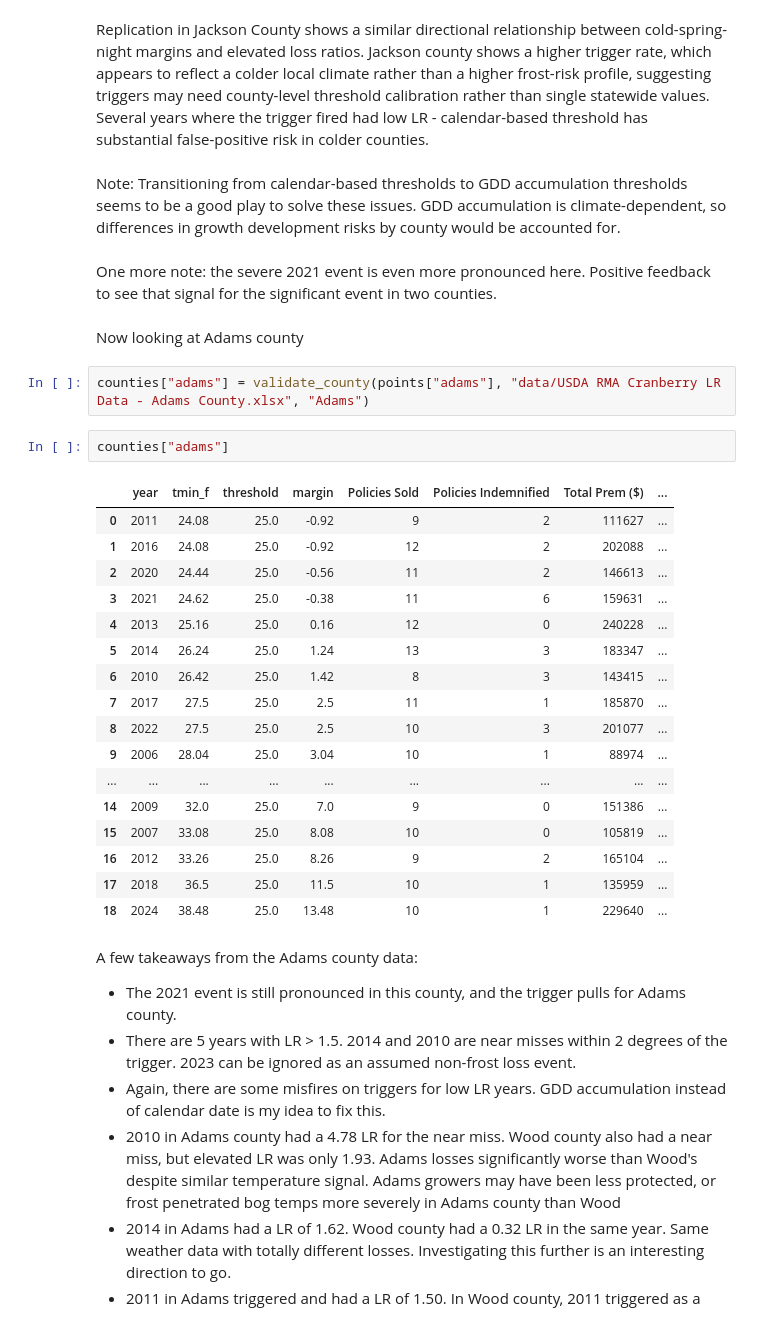
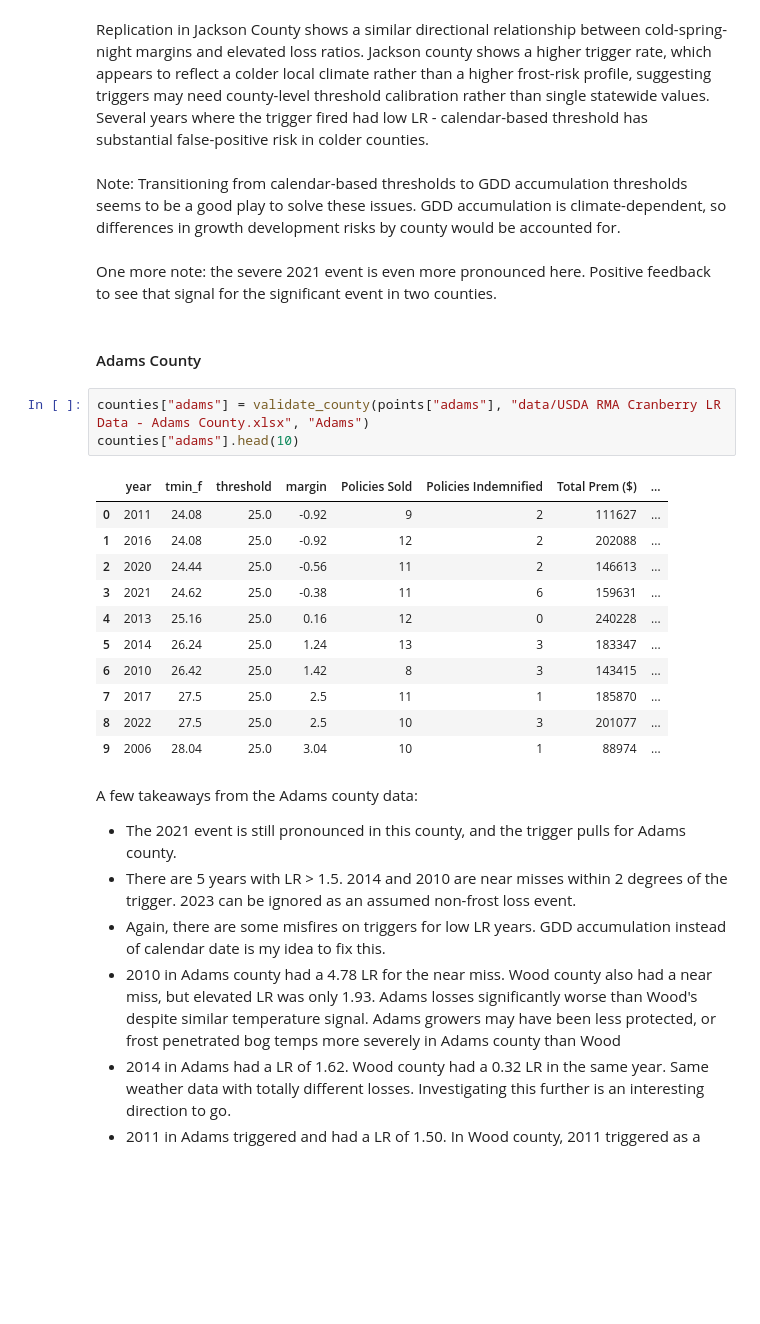
Before and after one commit to michaeljschumacher/parametric-cranberry, a Jupyter notebook: parametric_cranberry.ipynb, the cells around one changed output. Saved outputs shown, nothing was run; the diff lists cells and outputs as text; blank space fills up the shorter version.

```diff
--- a/parametric_cranberry.ipynb
+++ b/parametric_cranberry.ipynb
@@ -414,29 +375,22 @@ Note: Transitioning from calendar-based thresholds to GDD accumulation threshold
 <br>
 One more note: the severe 2021 event is even more pronounced here. Positive feedback to see that signal for the significant event in two counties.
 # %% [markdown]
-Now looking at Adams county
+#### Adams County
 # %%
 counties["adams"] = validate_county(points["adams"], "data/USDA RMA Cranberry LR Data - Adams County.xlsx", "Adams")
+counties["adams"].head(10)
+# %% [output]
+|  | year | tmin_f | threshold | margin | Policies Sold | Policies Indemnified | Total Prem ($) | ... |
+| 0 | 2011 | 24.08 | 25.0 | -0.92 | 9 | 2 | 111627 | ... |
+| 1 | 2016 | 24.08 | 25.0 | -0.92 | 12 | 2 | 202088 | ... |
+| 2 | 2020 | 24.44 | 25.0 | -0.56 | 11 | 2 | 146613 | ... |
+| 3 | 2021 | 24.62 | 25.0 | -0.38 | 11 | 6 | 159631 | ... |
+| 4 | 2013 | 25.16 | 25.0 | 0.16 | 12 | 0 | 240228 | ... |
+| 5 | 2014 | 26.24 | 25.0 | 1.24 | 13 | 3 | 183347 | ... |
+| 6 | 2010 | 26.42 | 25.0 | 1.42 | 8 | 3 | 143415 | ... |
+| 7 | 2017 | 27.5 | 25.0 | 2.5 | 11 | 1 | 185870 | ... |
+| 8 | 2022 | 27.5 | 25.0 | 2.5 | 10 | 3 | 201077 | ... |
+| 9 | 2006 | 28.04 | 25.0 | 3.04 | 10 | 1 | 88974 | ... |
-# %%
-counties["adams"]
-# %% [output]
-|  | year | tmin_f | threshold | margin | Policies Sold | Policies Indemnified | Total Prem ($) | ... |
-| 0 | 2011 | 24.08 | 25.0 | -0.92 | 9 | 2 | 111627 | ... |
-| 1 | 2016 | 24.08 | 25.0 | -0.92 | 12 | 2 | 202088 | ... |
-| 2 | 2020 | 24.44 | 25.0 | -0.56 | 11 | 2 | 146613 | ... |
-| 3 | 2021 | 24.62 | 25.0 | -0.38 | 11 | 6 | 159631 | ... |
-| 4 | 2013 | 25.16 | 25.0 | 0.16 | 12 | 0 | 240228 | ... |
-| 5 | 2014 | 26.24 | 25.0 | 1.24 | 13 | 3 | 183347 | ... |
-| 6 | 2010 | 26.42 | 25.0 | 1.42 | 8 | 3 | 143415 | ... |
-| 7 | 2017 | 27.5 | 25.0 | 2.5 | 11 | 1 | 185870 | ... |
-| 8 | 2022 | 27.5 | 25.0 | 2.5 | 10 | 3 | 201077 | ... |
-| 9 | 2006 | 28.04 | 25.0 | 3.04 | 10 | 1 | 88974 | ... |
-| ... | ... | ... | ... | ... | ... | ... | ... | ... |
-| 14 | 2009 | 32.0 | 25.0 | 7.0 | 9 | 0 | 151386 | ... |
-| 15 | 2007 | 33.08 | 25.0 | 8.08 | 10 | 0 | 105819 | ... |
-| 16 | 2012 | 33.26 | 25.0 | 8.26 | 9 | 2 | 165104 | ... |
-| 17 | 2018 | 36.5 | 25.0 | 11.5 | 10 | 1 | 135959 | ... |
-| 18 | 2024 | 38.48 | 25.0 | 13.48 | 10 | 1 | 229640 | ... |
 # %% [markdown]
 A few takeaways from the Adams county data:
 - The 2021 event is still pronounced in this county, and the trigger pulls for Adams county.
```
Also changed, not shown: parts of 86 cells of this notebook.
